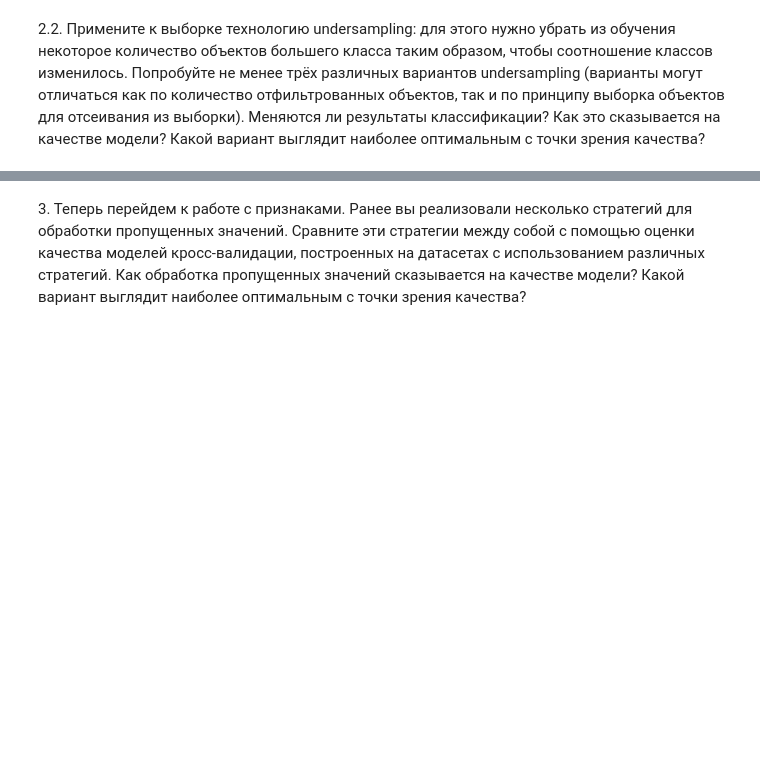
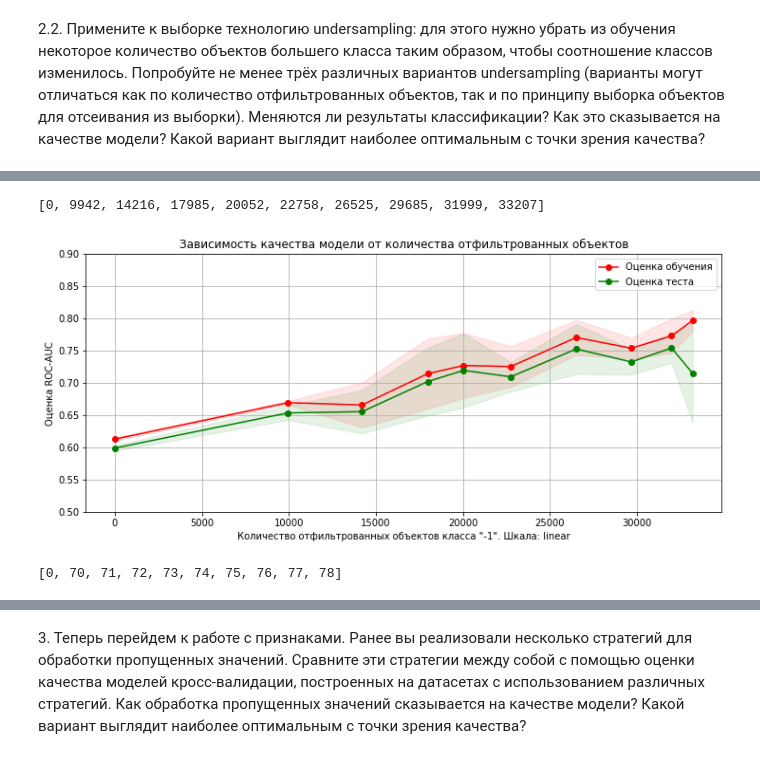
Before and after one commit to dminikorenb/DataLearning, a Jupyter notebook: 2-churn_prediction/dminik6_part2_w5.ipynb, the cells around one changed output, grey strips where cells are left out. Drawn from its saved outputs; the diff is of its cells as text; code cells hidden in the pictures; blank space fills up the shorter version.

```diff
--- a/2-churn_prediction/dminik6_part2_w5.ipynb
+++ b/2-churn_prediction/dminik6_part2_w5.ipynb
@@ -228,2 +221,34 @@ Name: Label, dtype: float64
 # %% [markdown]
 2.2\. Примените к выборке технологию undersampling: для этого нужно убрать из обучения некоторое количество объектов большего класса таким образом, чтобы соотношение классов изменилось. Попробуйте не менее трёх различных вариантов undersampling (варианты могут отличаться как по количество отфильтрованных объектов, так и по принципу выборка объектов для отсеивания из выборки). Меняются ли результаты классификации? Как это сказывается на качестве модели? Какой вариант выглядит наиболее оптимальным с точки зрения качества?
+# %%
+%%time
+df_data = pd.read_csv('not_hold_out_dataset.csv')
+df_data['CountNotNull'] = df_data.count(axis=1)
+min_max_scaler = preprocessing.MinMaxScaler()
+columns = df_data.select_dtypes(['object']).columns
+
+cv = StratifiedKFold(n_splits=5, shuffle=True)
+train_score, test_score, train_point = [], [], []
+
+for border in [0] + list(range(70, 79)) :
+    print(border, df_object.shape)
+
+    df_object = df_data[ ((df_data['Label'] == -1) & (df_data['CountNotNull'] > border)) |
+                        (df_data['Label'] == 1) ].copy()
+    df_object[columns] = df_object[columns].astype('category')
+    df_object[columns] = df_object[columns].apply(lambda x: x.cat.codes)
+    X = df_object.iloc[:,:-2]
+    si = SimpleImputer(strategy='mean')
+    X = si.fit_transform(X)
+    y = df_object.iloc[:,-2]
+    print('Start cross_validate')
+    est = LogisticRegression(solver='liblinear')
+    cv_rez = cross_validate(est, X, y, cv=cv,
+                          return_train_score=True,
+                          return_estimator=True,
+                          verbose=0, n_jobs=4,
+                          scoring=('roc_auc'))
+    train_score.append(cv_rez['train_score'])
+    test_score.append(cv_rez['test_score'])
+    train_point.append(df_object.shape[0])
+    print(cv_rez['test_score'].mean().round(4), cv_rez['train_score'].mean().round(4), border)
@@ -229,0 +273,21 @@ Name: Label, dtype: float64
+# %%
+# [26058, 21784, 18015, 15948, 13242, 9475, 6315, 4001, 2793]
+[36000 - x for x in train_point]
+# %% [output]
+[0, 9942, 14216, 17985, 20052, 22758, 26525, 29685, 31999, 33207]
+# %%
+fig, plt1 = plt.subplots(1, 1, figsize=(12, 5))
+# train_point = [26058, 21784, 18015, 15948, 13242, 9475, 6315, 4001, 2793]
+# range(70, 79)
+
+plot_curve(plt1, 'Зависимость качества модели от количества отфильтрованных объектов', 'linear',
+           (0.5, .9),  [df_data.shape[0] - x for x in train_point],
+           train_score, test_score, 'Количество отфильтрованных объектов класса "-1"')
+plt.show()
+# %% [output]
+[figure, added]
+# %%
+train_point = [0] + list(range(70, 79))
+train_point
+# %% [output]
+[0, 70, 71, 72, 73, 74, 75, 76, 77, 78]
```
Also changed, not shown: parts of 24 cells of this notebook, 1 other file.
